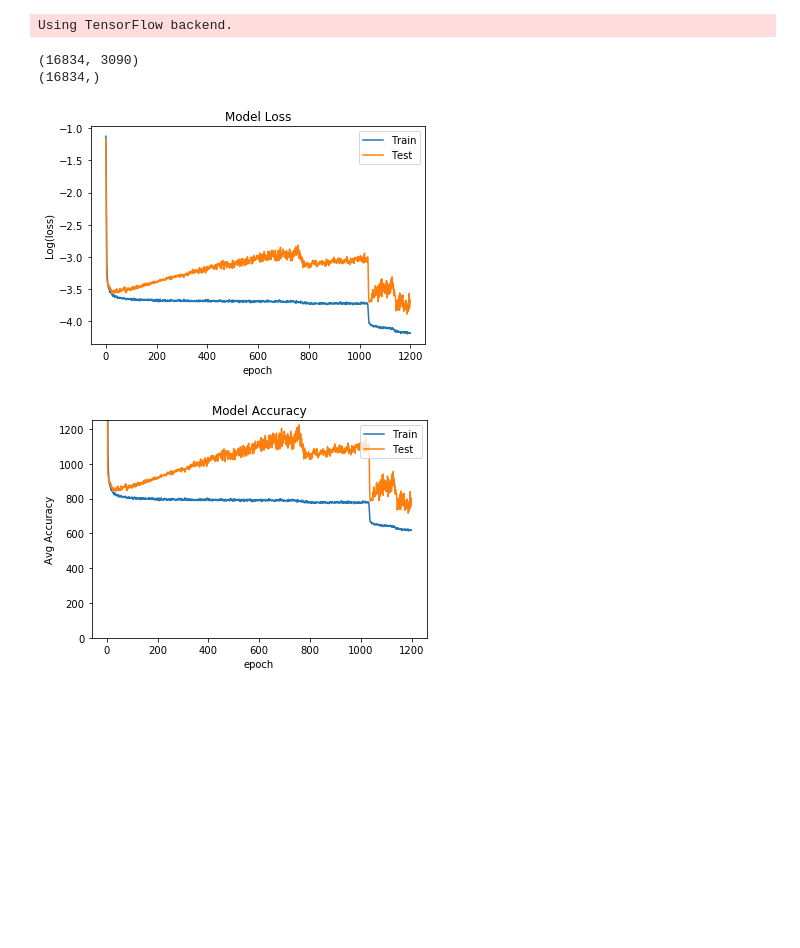
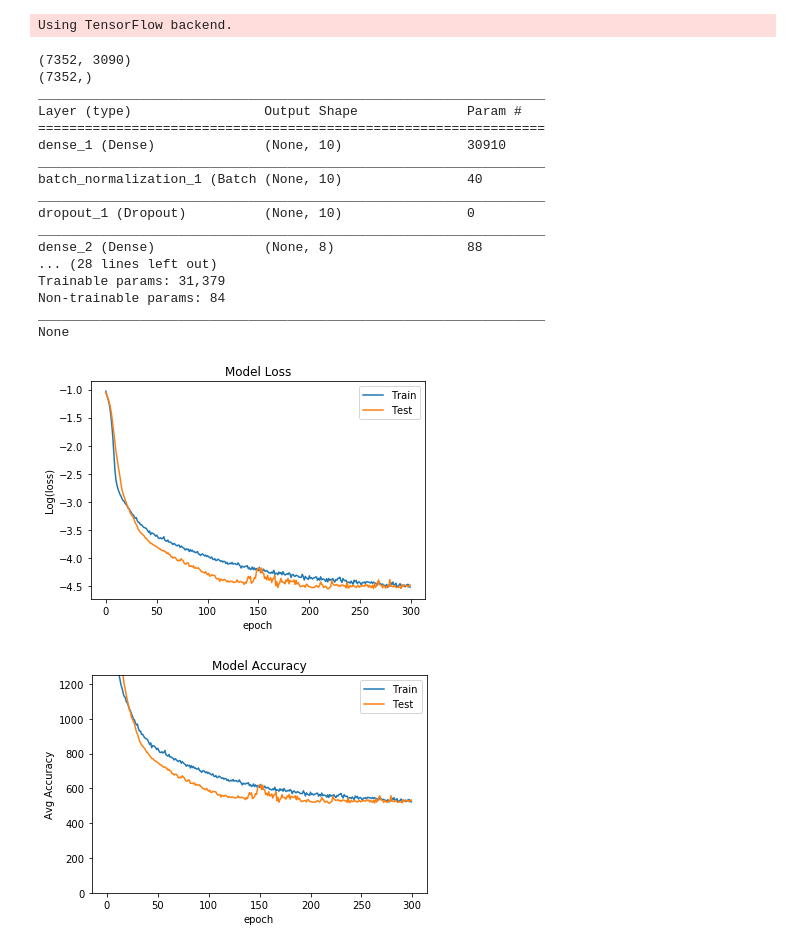
Before and after one commit to sshh12/OverwatchML, a Jupyter notebook: OverwatchPredictSR.ipynb, the cells around one changed output. Saved outputs shown, nothing was run; the diff lists cells and outputs as text; code cells hidden in the pictures; blank space fills up the shorter version.

```diff
--- a/OverwatchPredictSR.ipynb
+++ b/OverwatchPredictSR.ipynb
@@ -22,11 +24,11 @@ Using TensorFlow backend.
 
 ## Creating Custom Metrics
 
-general_general_stats = ["kpd"]
+general_general_stats = ['kpd']
 
 for stat in general_stats:
 
-    if "avg" in stat:
+    if 'avg' in stat:
 
         general_general_stats.append(stat)
 
@@ -34,7 +36,7 @@ general_hero_stats = []
 
 for stat in hero_stats:
 
-    if "avg" in stat:
+    if 'avg' in stat:
 
         general_hero_stats.append(stat)
 
@@ -57,17 +59,15 @@ def load_data(get_vector):
     for player in generate_players():
 
         rank = get_competitive_rank(player, 'us')
-        rank2 = get_competitive_rank(player, 'eu')
 
         if rank:
 
-            unscaled_X.append(get_vector(player, 'us'))
-            unscaled_y.append(rank)
+            playtime = player.json['us']['stats']['competitive']['game_stats']['time_played']
 
-        if rank2:
+            if playtime > 10:
 
-            unscaled_X.append(get_vector(player, 'eu'))
-            unscaled_y.append(rank2)
+                unscaled_X.append(get_vector(player, 'us'))
+                unscaled_y.append(rank)
 
     unscaled_X = np.array(unscaled_X, dtype=np.float64)
     unscaled_y = np.array(unscaled_y, dtype=np.float64)
@@ -269,24 +281,39 @@ def view(history):
 # %%
 # Run
 
-#get_vector = lambda player, region : get_vector_herostats(player, region, stat_keys=general_hero_stats)
+# get_vector = lambda player, region : get_vector_herostats(player, region, stat_keys=general_hero_stats)
 get_vector = lambda player, region : get_vector_herostats(player, region)
 
 X, y, scaler_X = scale_data2(*load_data(get_vector))
 
-#model = get_model4()
+# model = get_model4()
 model = get_model3()
 
-history = train_model(model, X, y, epochs=1200, batch_size=512, validation_split=.10)
+history = train_model(model, X, y, epochs=300, batch_size=512, validation_split=.10)
 
-model.save(os.path.join('models', 'overwatch-sr-3.h5'))
+model.save(os.path.join('models', 'overall-sr.h5'))
 
 view(history)
 # %% [output]
-(16834, 3090)
-(16834,)
+(7352, 3090)
+(7352,)
+_________________________________________________________________
+Layer (type)                 Output Shape              Param #
+=================================================================
+dense_1 (Dense)              (None, 10)                30910
+_________________________________________________________________
+batch_normalization_1 (Batch (None, 10)                40
+_________________________________________________________________
+dropout_1 (Dropout)          (None, 10)                0
+_________________________________________________________________
+dense_2 (Dense)              (None, 8)                 88
+... (28 lines left out)
+Trainable params: 31,379
+Non-trainable params: 84
+_________________________________________________________________
+None
-[figure, old version]
+[figure, new version]
-[figure, old version]
+[figure, new version]
 # %%
 
 with open('test_names.txt', 'r') as test:
```
Also changed, not shown: parts of 4 cells of this notebook, 14 other files.
